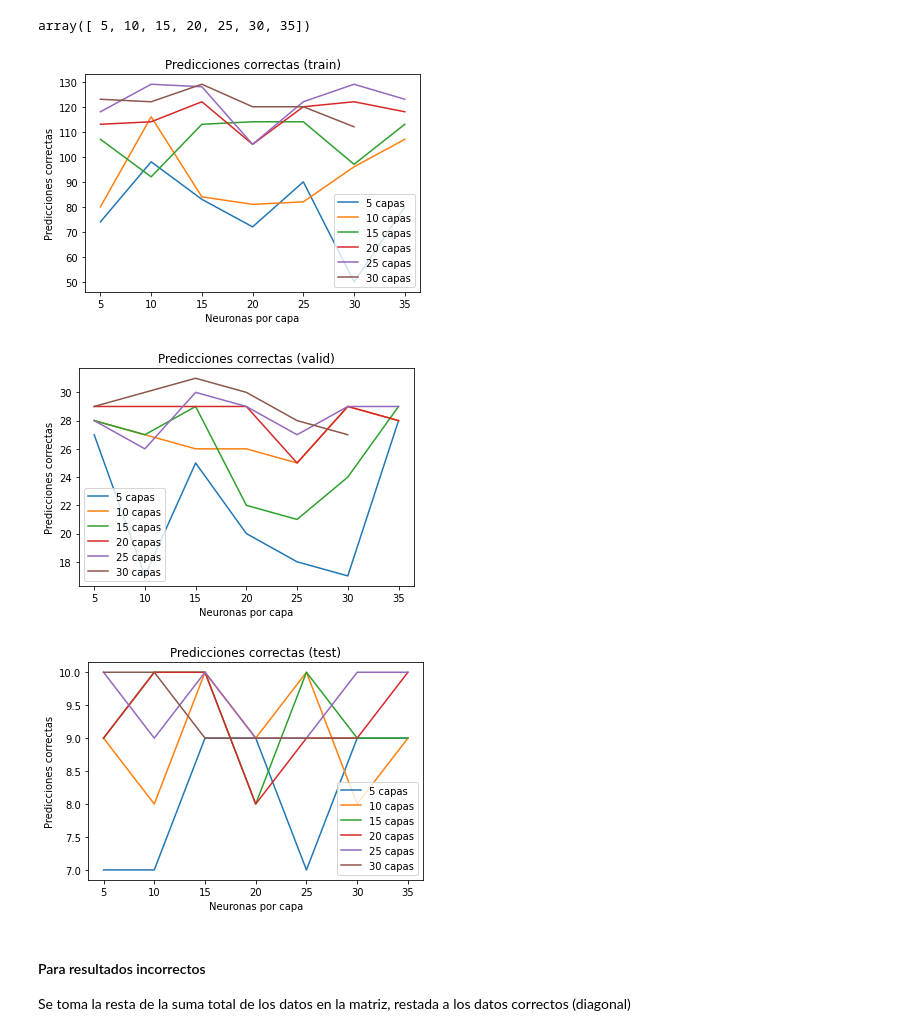
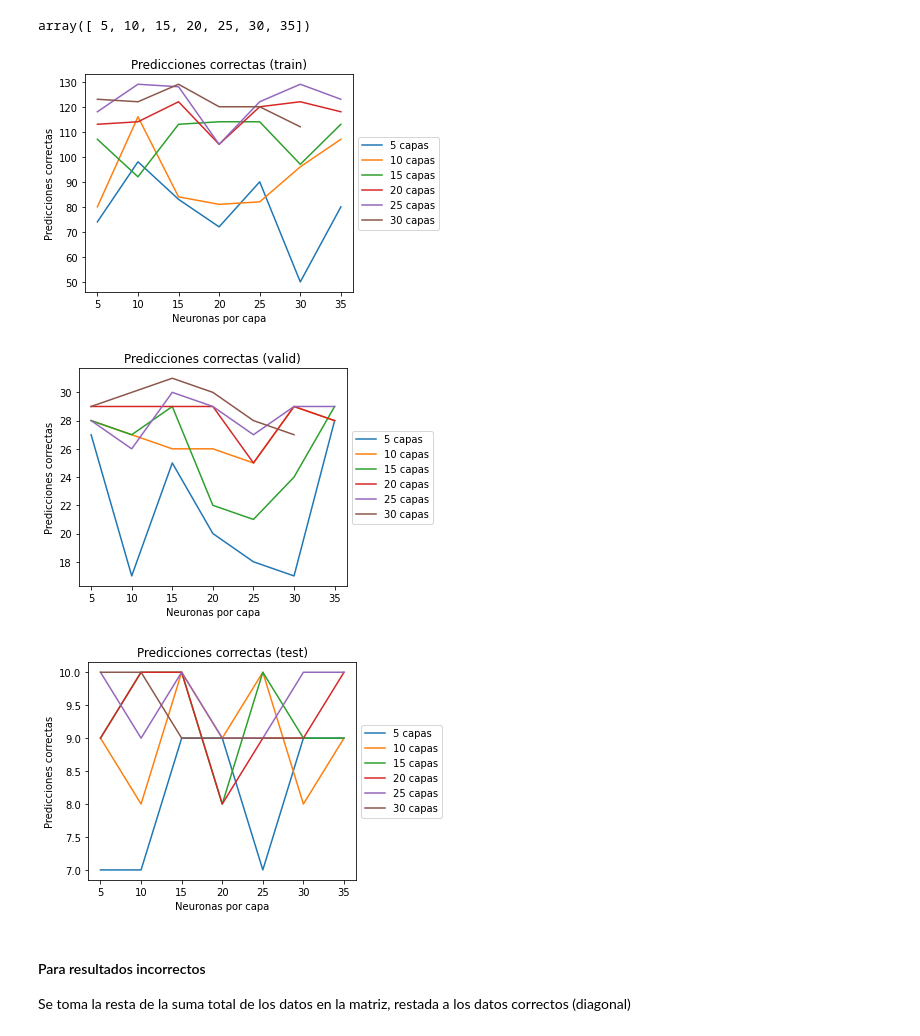
Before and after one commit to 1dgog/tc3006c_m2_portafoliodeimplementacion, a Jupyter notebook: m2_con_framework.ipynb, the cells around one changed output. Saved outputs shown, nothing was run; the diff lists cells and outputs as text; code cells hidden in the pictures.

```diff
--- a/m2_con_framework.ipynb
+++ b/m2_con_framework.ipynb
@@ -436,6 +436,7 @@ for a in range(0,len(np.array(sum_correcto_train)),6):
   plt.plot(np.array(sum_correcto_train)[a:a+7], label='%s capas' % cont)
   cont += 5
 plt.legend()
+ax = plt.gca()
 plt.xticks(np.arange(0, 7, step = 1),np.arange(5, 40, step = 5))
 plt.title('Predicciones correctas (train)')
 plt.ylabel("Predicciones correctas")
@@ -452,37 +453,39 @@ for a in range(0,len(np.array(sum_correcto_valid)),6):
   plt.plot(np.array(sum_correcto_valid)[a:a+7], label='%s capas' % cont)
   cont += 5
 plt.legend()
+ax = plt.gca()
 plt.xticks(np.arange(0, 7, step = 1),np.arange(5, 40, step = 5))
 plt.title('Predicciones correctas (valid)')
 plt.ylabel("Predicciones correctas")
 plt.xlabel("Neuronas por capa")
 box = ax.get_position()
 ax.set_position([box.x0, box.y0, box.width * 0.8, box.height])
 ax.legend(loc='center left', bbox_to_anchor=(1, 0.5))
 plt.savefig('acertados_valid.pdf')
 #files.download("acertados_valid.pdf")
 plt.show()
 
 
 cont = 5
 for a in range(0,len(np.array(sum_correcto_test)),6):
   plt.plot(np.array(sum_correcto_test)[a:a+7], label='%s capas' % cont)
   cont += 5
 plt.legend()
+ax = plt.gca()
 plt.xticks(np.arange(0, 7, step = 1),np.arange(5, 40, step = 5))
 plt.ylabel("Predicciones correctas")
 plt.title('Predicciones correctas (test)')
 plt.xlabel("Neuronas por capa")
 box = ax.get_position()
 ax.set_position([box.x0, box.y0, box.width * 0.8, box.height])
 ax.legend(loc='center left', bbox_to_anchor=(1, 0.5))
 plt.savefig('acertados_test.pdf')
 #files.download("acertados_test.pdf")
 plt.show()
 # %% [output]
-[figure, old version]
+[figure, new version]
-[figure, old version]
+[figure, new version]
-[figure, old version]
+[figure, new version]
 # %% [markdown]
 #### Para resultados incorrectos
 Se toma la resta de la suma total de los datos en la matriz, restada a los datos correctos (diagonal)
```
Also changed, not shown: parts of 1 cell of this notebook.
